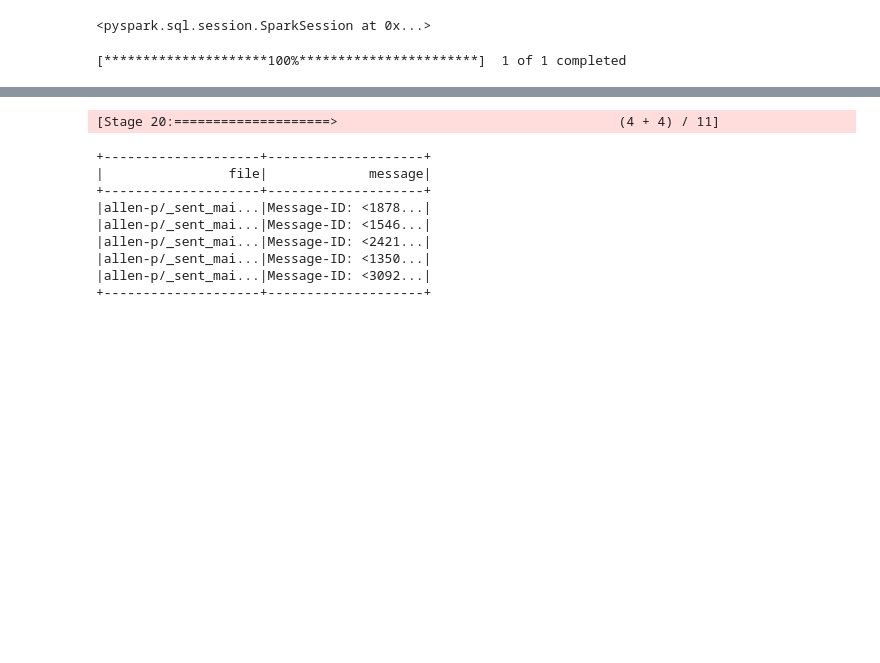
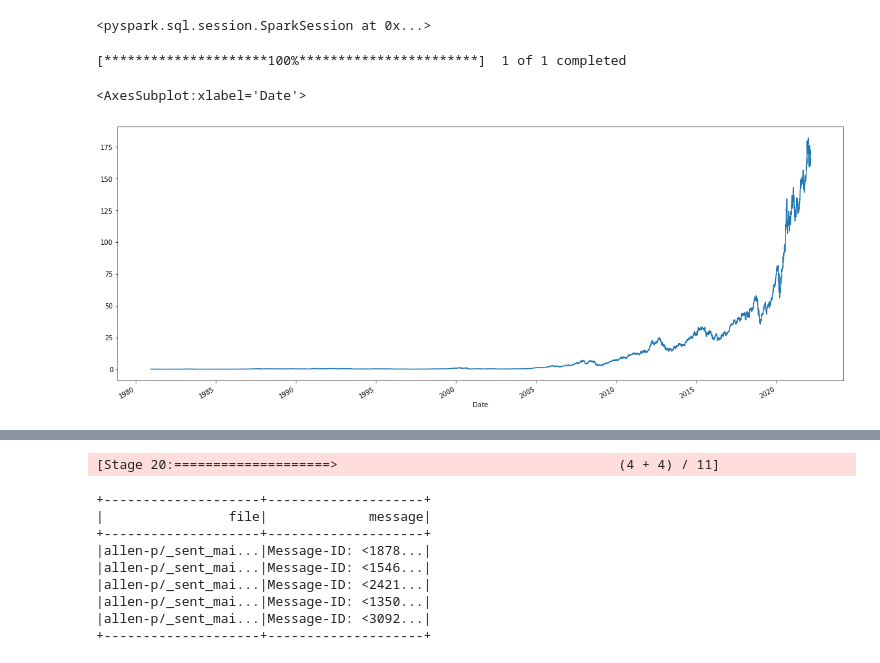
Before and after one commit to mj6meron/big-data-project, a Jupyter notebook: program.ipynb, the cells around one changed output, grey strips where cells are left out. Cells and saved outputs as stored; diff of their text form; code cells hidden in the pictures; blank space fills up the shorter version.

```diff
--- a/program.ipynb
+++ b/program.ipynb
@@ -20,8 +20,11 @@ from pyspark.sql.window import Window
 # %%
 # Fetch data from yfinance
 data = yf.download("AAPL", start="1980-01-01", end="2022-03-01", interval="1d")
+data['Close'].plot(figsize = (20,8))
 # %% [output]
 [*********************100%***********************]  1 of 1 completed
+<AxesSubplot:xlabel='Date'>
+[figure, added]
 # %%
 # Convert the pandas DataFrame to a PySpark DataFrame
 df = spark.createDataFrame(data.reset_index()).select(['Date','Open','Close'])
```
Also changed, not shown: parts of 10 cells of this notebook, 2 other files.
